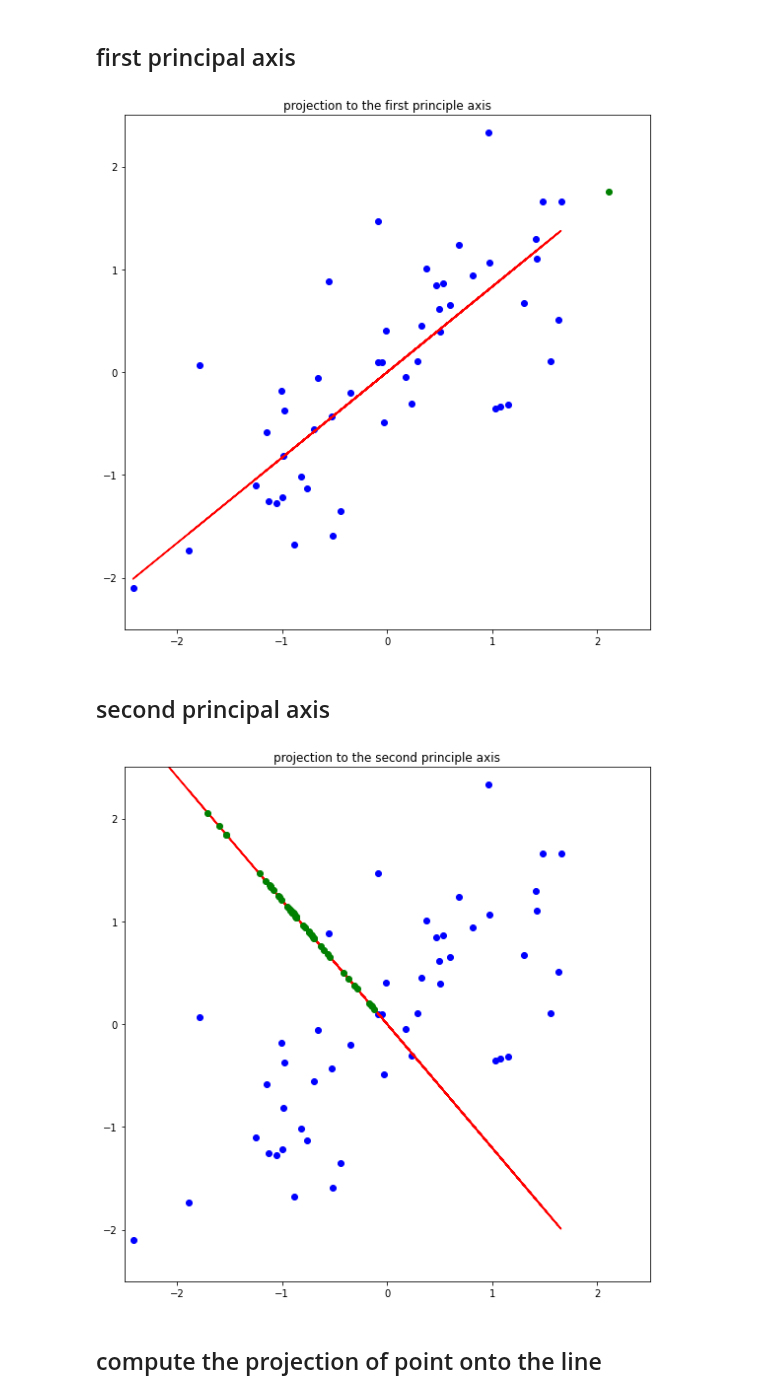
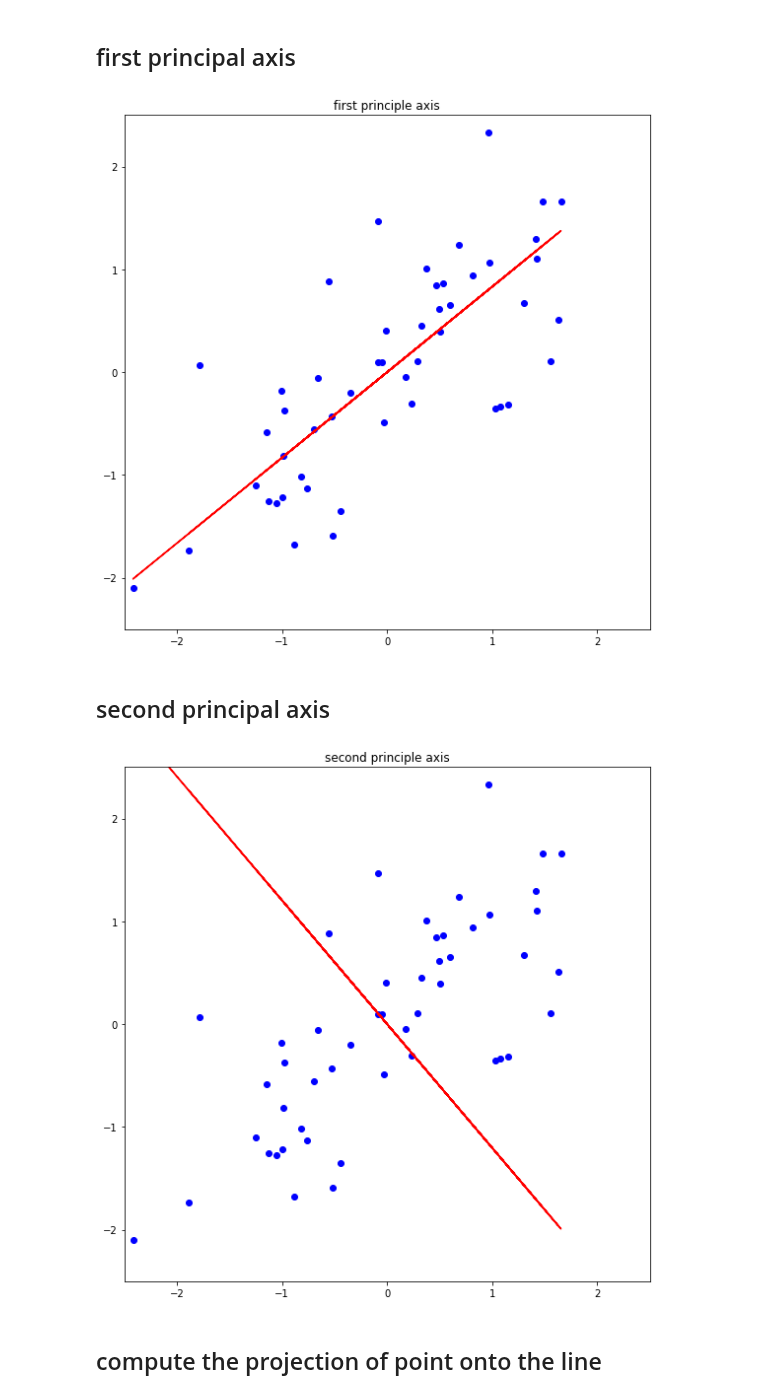
Before and after one commit to heji0826/assignment-machine-learning, a Jupyter notebook: 12/assignment_12.ipynb, the cells around one changed output. Drawn from its saved outputs; the diff is of its cells as text; code cells hidden in the pictures.

```diff
--- a/12/assignment_12.ipynb
+++ b/12/assignment_12.ipynb
@@ -104,13 +104,11 @@ plot_principal(feature)
 # %% [markdown]
 ## first principal axis
 # %%
-def plot_firstp(feature):
+def plot_first(X):
+    eigen_1S, eigen_1U = compute_eigen(X)[1][:,0]
     x, y = normalize(feature)
-    X = compute_covariance(feature)
-    eigen_1S, eigen_1U = compute_eigen(X)[1][:,0]
-
     plt.figure(figsize=(8,8))
-    plt.title('projection to the first principle axis')
+    plt.title('first principle axis')
     plt.plot(x, y, 'o', color = 'blue')
     plt.xlim(-2.5,2.5)
     plt.ylim(-2.5,2.5)
@@ -118,39 +116,35 @@ def plot_firstp(feature):
     yy = z*x
     plt.plot(x, yy, '-', color='red')
 
-    r = compute_projection_onto_line(feature, eigen_1S, eigen_1U)
-    plt.plot(r[:,0], r[:,1], 'o', color='green', zorder=10)
-
     plt.tight_layout()
     plt.show()
-plot_firstp(feature)
+
+plot_first(X)
 # %% [output]
-[figure, old version]
+[figure, new version]
 # %% [markdown]
 ## second principal axis
 # %%
-def plot_secondp(feature):
+def plot_second(feature):
     x, y = normalize(feature)
     X = compute_covariance(feature)
     eigen_1S, eigen_1U = compute_eigen(X)[1][:,1]
 
     plt.figure(figsize=(8,8))
-    plt.title('projection to the second principle axis')
+    plt.title('second principle axis')
     plt.plot(x, y, 'o', color = 'blue')
     plt.xlim(-2.5,2.5)
     plt.ylim(-2.5,2.5)
     z = eigen_1U / eigen_1S
     yy = z*x
     plt.plot(x, yy, '-', color='red')
 
-    r = compute_projection_onto_line(feature, eigen_1S, eigen_1U)
-    plt.plot(r[:,0], r[:,1], 'o', color='green')
-
     plt.tight_layout()
     plt.show()
-plot_secondp(feature)
+
+plot_second(feature)
 # %% [output]
-[figure, old version]
+[figure, new version]
 # %% [markdown]
 ## compute the projection of point onto the line
 # %%
```
Also changed, not shown: parts of 7 cells of this notebook.
